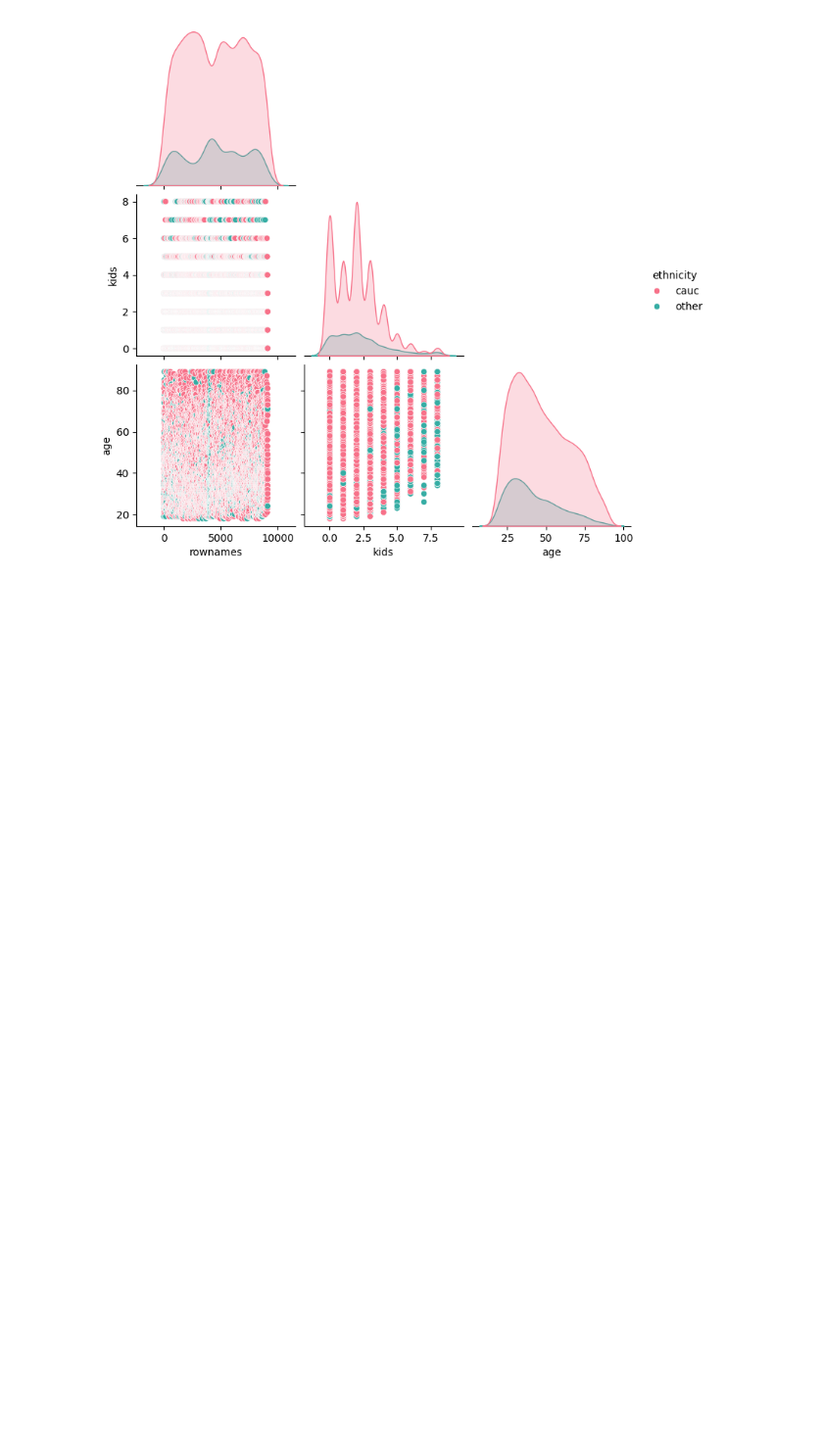
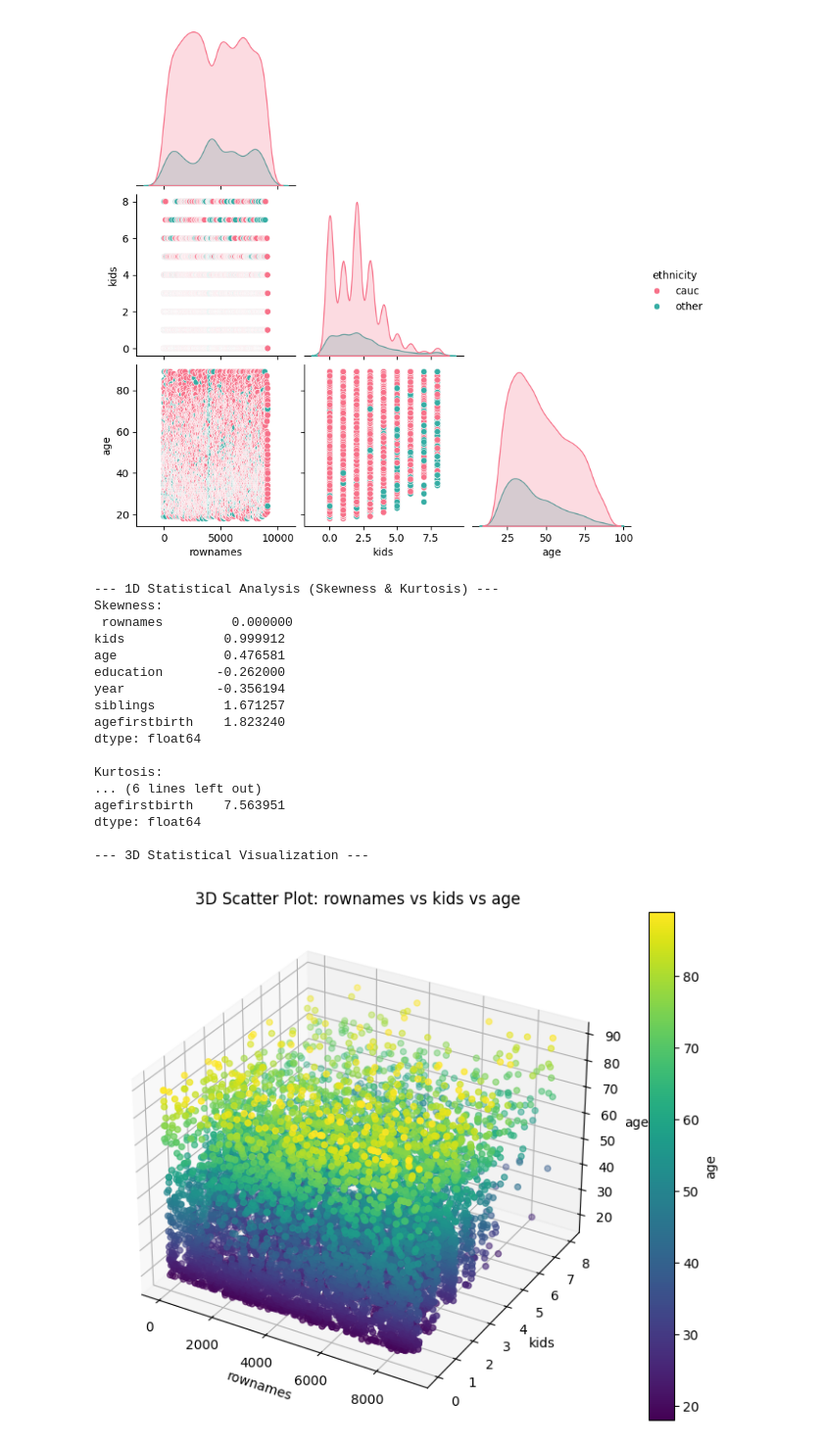
Before and after one commit to PawanSingh130901/Pawan-Singh, a Jupyter notebook: eda23bds0041.ipynb, the cells around one changed output. Shown at 98% size. Saved outputs shown, nothing was run; the diff lists cells and outputs as text; code cells hidden in the pictures; blank space fills up the shorter version.

```diff
--- a/eda23bds0041.ipynb
+++ b/eda23bds0041.ipynb
@@ -209,3 +209,51 @@ plt.show()
 [figure]
 Plot 3: Pairplot (subset of numerical variables + hue)
 [figure]
+# %%
+# Advanced 1D & 2D Stats, and 3D Visualization ---
+from mpl_toolkits.mplot3d import Axes3D
+
+print("--- 1D Statistical Analysis (Skewness & Kurtosis) ---")
+# Skewness measures asymmetry; Kurtosis measures the "tailedness" of the distribution
+print("Skewness:\n", df[num_cols].skew())
+print("\nKurtosis:\n", df[num_cols].kurtosis())
+
+print("\n--- 3D Statistical Visualization ---")
+# Ensure we have at least 3 numerical columns for a 3D plot
+if len(num_cols) >= 3:
+    fig = plt.figure(figsize=(10, 7))
+    ax = fig.add_subplot(111, projection='3d')
+
+    x_col, y_col, z_col = num_cols[0], num_cols[1], num_cols[2]
+
+    # Create 3D scatter plot
+    scatter = ax.scatter(df[x_col], df[y_col], df[z_col], c=df[z_col], cmap='viridis', marker='o')
+
+    ax.set_xlabel(x_col)
+    ax.set_ylabel(y_col)
+    ax.set_zlabel(z_col)
+    ax.set_title(f'3D Scatter Plot: {x_col} vs {y_col} vs {z_col}')
+
+    fig.colorbar(scatter, label=z_col)
+    plt.show()
+else:
+    print("Not enough numerical columns for 3D plotting.")
+# %% [output]
+--- 1D Statistical Analysis (Skewness & Kurtosis) ---
+Skewness:
+ rownames         0.000000
+kids             0.999912
+age              0.476581
+education       -0.262000
+year            -0.356194
+siblings         1.671257
+agefirstbirth    1.823240
+dtype: float64
+
+Kurtosis:
+... (6 lines left out)
+agefirstbirth    7.563951
+dtype: float64
+
+--- 3D Statistical Visualization ---
+[figure, added]
```
Also changed, not shown: parts of 3 cells of this notebook.
